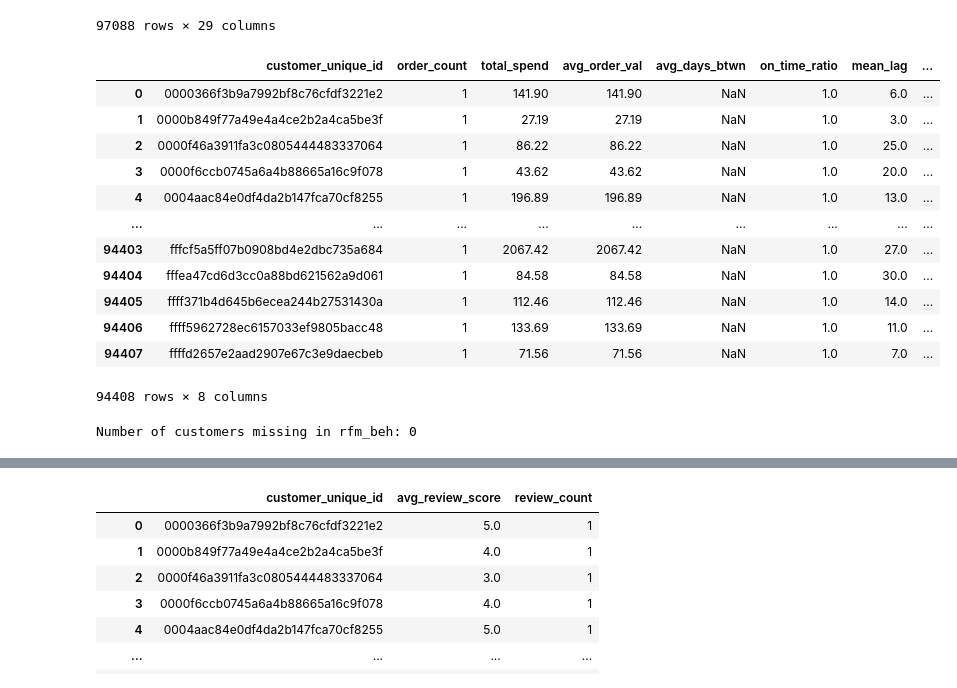
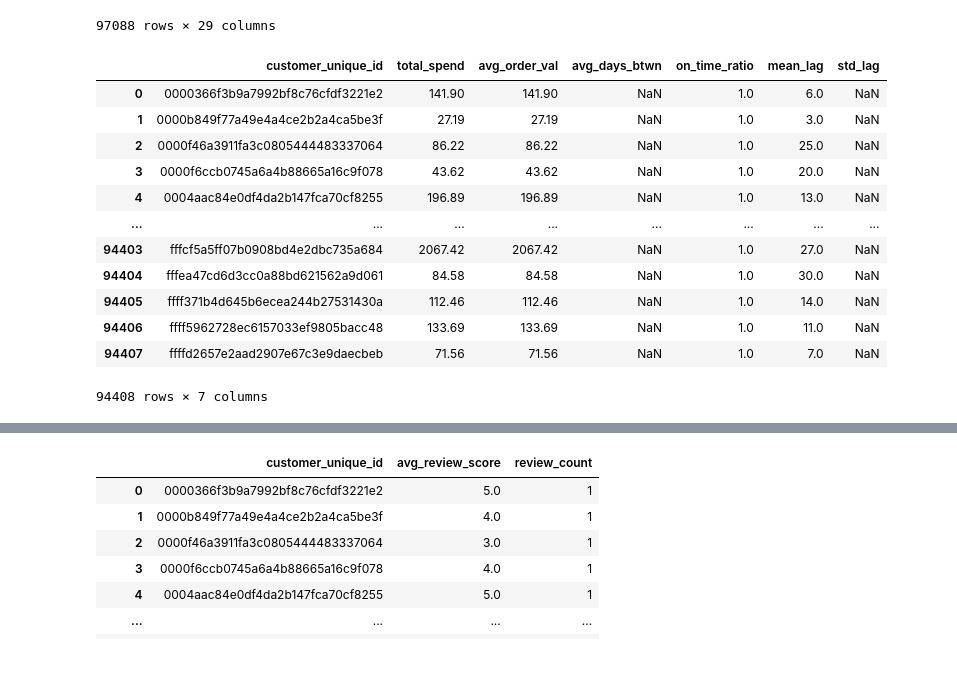
Before and after one commit to Mocuss/FESI-Crew, a Jupyter notebook: EDA.ipynb, the cells around one changed output, grey strips where cells are left out. Cells and saved outputs as stored; diff of their text form; code cells hidden in the pictures.

```diff
--- a/EDA.ipynb
+++ b/EDA.ipynb
@@ -912,38 +906,29 @@ merged_dataset
 # %%
 #this dataset gives info on the unnique customers. This counts how many orders a user has, total spendings etc. We will then merge it with our current dataset.
 rfm_beh = (
     merged_dataset.groupby('customer_unique_id')
     .agg(
-        order_count    = ('order_id', 'nunique'),
         total_spend    = ('total_payment', 'sum'),
         avg_order_val  = ('total_payment', 'mean'),
         avg_days_btwn  = ('days_between', 'mean'),     # From your earlier feature engineering
         on_time_ratio  = ('on_time', 'mean'),          # From delivery performance
         mean_lag       = ('delivery_lag', 'mean'),
         std_lag        = ('delivery_lag', 'std'),
     )
     .reset_index()
 )
 rfm_beh
 # %% [output]
-|  | customer_unique_id | order_count | total_spend | avg_order_val | avg_days_btwn | on_time_ratio | mean_lag | ... |
-| 0 | 0000366f3b9a7992bf8c76cfdf3221e2 | 1 | 141.90 | 141.90 | NaN | 1.0 | 6.0 | ... |
-| 1 | 0000b849f77a49e4a4ce2b2a4ca5be3f | 1 | 27.19 | 27.19 | NaN | 1.0 | 3.0 | ... |
-| 2 | 0000f46a3911fa3c0805444483337064 | 1 | 86.22 | 86.22 | NaN | 1.0 | 25.0 | ... |
-| 3 | 0000f6ccb0745a6a4b88665a16c9f078 | 1 | 43.62 | 43.62 | NaN | 1.0 | 20.0 | ... |
-| 4 | 0004aac84e0df4da2b147fca70cf8255 | 1 | 196.89 | 196.89 | NaN | 1.0 | 13.0 | ... |
-| ... | ... | ... | ... | ... | ... | ... | ... | ... |
-| 94403 | fffcf5a5ff07b0908bd4e2dbc735a684 | 1 | 2067.42 | 2067.42 | NaN | 1.0 | 27.0 | ... |
-| 94404 | fffea47cd6d3cc0a88bd621562a9d061 | 1 | 84.58 | 84.58 | NaN | 1.0 | 30.0 | ... |
-| 94405 | ffff371b4d645b6ecea244b27531430a | 1 | 112.46 | 112.46 | NaN | 1.0 | 14.0 | ... |
-| 94406 | ffff5962728ec6157033ef9805bacc48 | 1 | 133.69 | 133.69 | NaN | 1.0 | 11.0 | ... |
-| 94407 | ffffd2657e2aad2907e67c3e9daecbeb | 1 | 71.56 | 71.56 | NaN | 1.0 | 7.0 | ... |
+|  | customer_unique_id | total_spend | avg_order_val | avg_days_btwn | on_time_ratio | mean_lag | std_lag |
+| 0 | 0000366f3b9a7992bf8c76cfdf3221e2 | 141.90 | 141.90 | NaN | 1.0 | 6.0 | NaN |
+| 1 | 0000b849f77a49e4a4ce2b2a4ca5be3f | 27.19 | 27.19 | NaN | 1.0 | 3.0 | NaN |
+| 2 | 0000f46a3911fa3c0805444483337064 | 86.22 | 86.22 | NaN | 1.0 | 25.0 | NaN |
+| 3 | 0000f6ccb0745a6a4b88665a16c9f078 | 43.62 | 43.62 | NaN | 1.0 | 20.0 | NaN |
+| 4 | 0004aac84e0df4da2b147fca70cf8255 | 196.89 | 196.89 | NaN | 1.0 | 13.0 | NaN |
+| ... | ... | ... | ... | ... | ... | ... | ... |
+| 94403 | fffcf5a5ff07b0908bd4e2dbc735a684 | 2067.42 | 2067.42 | NaN | 1.0 | 27.0 | NaN |
+| 94404 | fffea47cd6d3cc0a88bd621562a9d061 | 84.58 | 84.58 | NaN | 1.0 | 30.0 | NaN |
+| 94405 | ffff371b4d645b6ecea244b27531430a | 112.46 | 112.46 | NaN | 1.0 | 14.0 | NaN |
+| 94406 | ffff5962728ec6157033ef9805bacc48 | 133.69 | 133.69 | NaN | 1.0 | 11.0 | NaN |
+| 94407 | ffffd2657e2aad2907e67c3e9daecbeb | 71.56 | 71.56 | NaN | 1.0 | 7.0 | NaN |
-94408 rows × 8 columns
+94408 rows × 7 columns
-# %%
-full_customers = set(merged_dataset['customer_unique_id'].unique())
-rfm_customers = set(rfm_beh['customer_unique_id'].unique())
-
-missing = full_customers - rfm_customers
-print(f"Number of customers missing in rfm_beh: {len(missing)}")
-# %% [output]
-Number of customers missing in rfm_beh: 0
```
Also changed, not shown: parts of 27 cells of this notebook.
